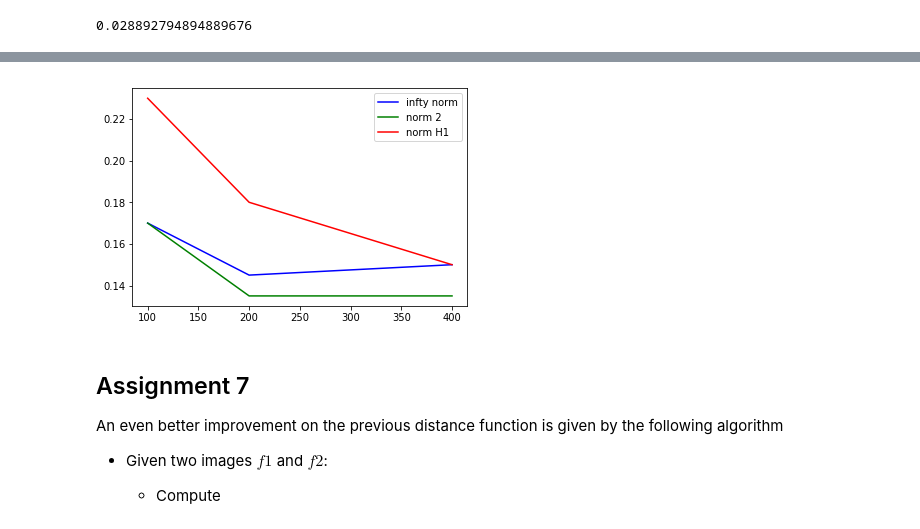
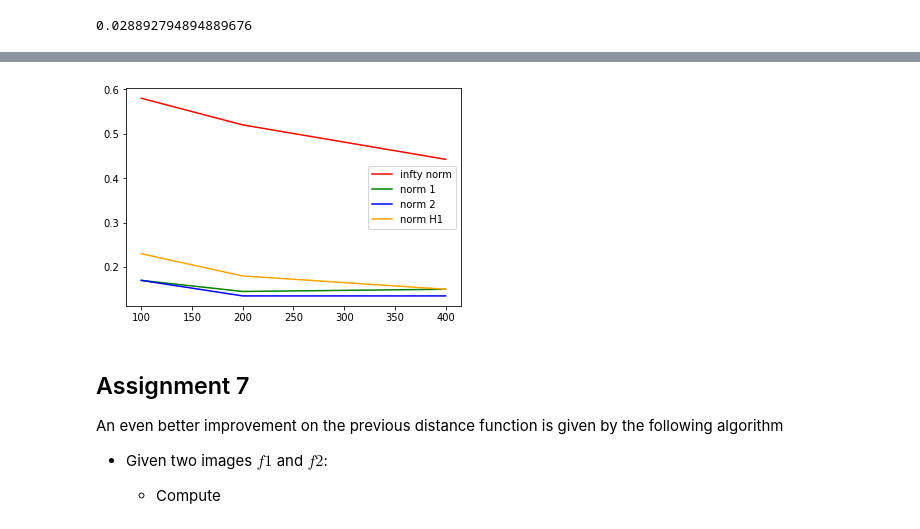
Before and after one commit to Fede112/P1.4_seed, a Jupyter notebook: final_project/final_project_2018-2019.ipynb, the cells around one changed output, grey strips where cells are left out. Cells and saved outputs as stored; diff of their text form; code cells hidden in the pictures.

```diff
--- a/final_project/final_project_2018-2019.ipynb
+++ b/final_project/final_project_2018-2019.ipynb
@@ -372,8 +379,10 @@ where each column represents a different norm.
 
 ** In the next assignments, optional points are given if you manage to make the algorithm run faster, by pre-computing everything you can precompute in advance **
 # %%
-# Ns = np.array([100,200,400, 800, 1600])
-Ns = np.array([100,200,400])
+Ns = np.array([100,200,400,800,1600])
+
+# We generate a list of matrices N. Each new matrix is calculated from the previous entry.
+# Matrices are suppose to be inserted in ascending order (dim-wise)
 def dist_list_N(func, N_list, group):
     dist_list = []
     dist_list.append(dist(func, N_list[0], group))
@@ -381,12 +390,21 @@ def dist_list_N(func, N_list, group):
         dist_list.append(dist(func, N_list[i], group, dist_list[i-1]))
     return dist_list
 
-# New way of doing it: I use the result of the previous dist matrix
-d_infty_list = dist_list_N(d_infty, Ns, x_train)
-d_infty_errors_bis = [ efficency(Ns[i], d_infty_list[i], y_train) for i in range(len(Ns))]
 
-# Old way of doing it: I don't use the result of the previous dist matrix
-d_infty_errors = [efficency(N, dist(d_infty, N, x_train), y_train) for N in Ns]
-d_1_errors = [efficency(N, dist(d_1, N, x_train), y_train) for N in Ns]
-d_2_errors = [efficency(N, dist(d_2, N, x_train), y_train) for N in Ns]
+# We measure the benefits of using the previous matrix to caculate the next one vs the older approach of
+# calculating everything from scratch.
+with Timer() as t:
+    # Old way of doing it: I don't use the result of the previous dist matrix
+    d_infty_errors = [efficiency(N, dist(d_infty, N, x_train), y_train) for N in Ns]
+    d_1_errors = [efficiency(N, dist(d_1, N, x_train), y_train) for N in Ns]
+    d_2_errors = [efficiency(N, dist(d_2, N, x_train), y_train) for N in Ns]
+
+with Timer() as t:
+    # New way of doing it: I use the result of the previous dist matrix
+    d_infty_list = dist_list_N(d_infty, Ns, x_train)
+    d_infty_errors_bis = [ efficiency(Ns[i], d_infty_list[i], y_train) for i in range(len(Ns))]
+    d_1_list = dist_list_N(d_1, Ns, x_train)
+    d_1_errors_bis = [ efficiency(Ns[i], d_1_list[i], y_train) for i in range(len(Ns))]
+    d_2_list = dist_list_N(d_2, Ns, x_train)
+    d_2_errors_bis = [ efficiency(Ns[i], d_2_list[i], y_train) for i in range(len(Ns))]
 # %% [output]
@@ -460,6 +462,3 @@ def d_h1(f1,f2):
 print(d_h1(x_train[10], x_train[11]))
 # %% [output]
 0.028892794894889676
-# %%
-N = 3
-dist(d_h1, N, x_train)
@@ -478,11 +468,12 @@ dist: [41.79550252s]
 # %%
-plot(Ns, d_1_errors[:3], c='b', label = 'infty norm')
-plot(Ns, d_2_errors[:3], c='g', label = 'norm 2')
-plot(Ns, d_h1_errors, c='r', label = 'norm H1')
+plot(Ns, d_infty_errors[:3], c='r', label = 'infty norm')
+plot(Ns, d_1_errors[:3], c='g', label = 'norm 1')
+plot(Ns, d_2_errors[:3], c='b', label = 'norm 2')
+plot(Ns, d_h1_errors, c='orange', label = 'norm H1')
 plt.legend()
 plt.show()
 # %% [output]
-[figure, old version]
+[figure, new version]
 # %% [markdown]
 ## Assignment 7
 
```
Also changed, not shown: parts of 33 cells of this notebook.
